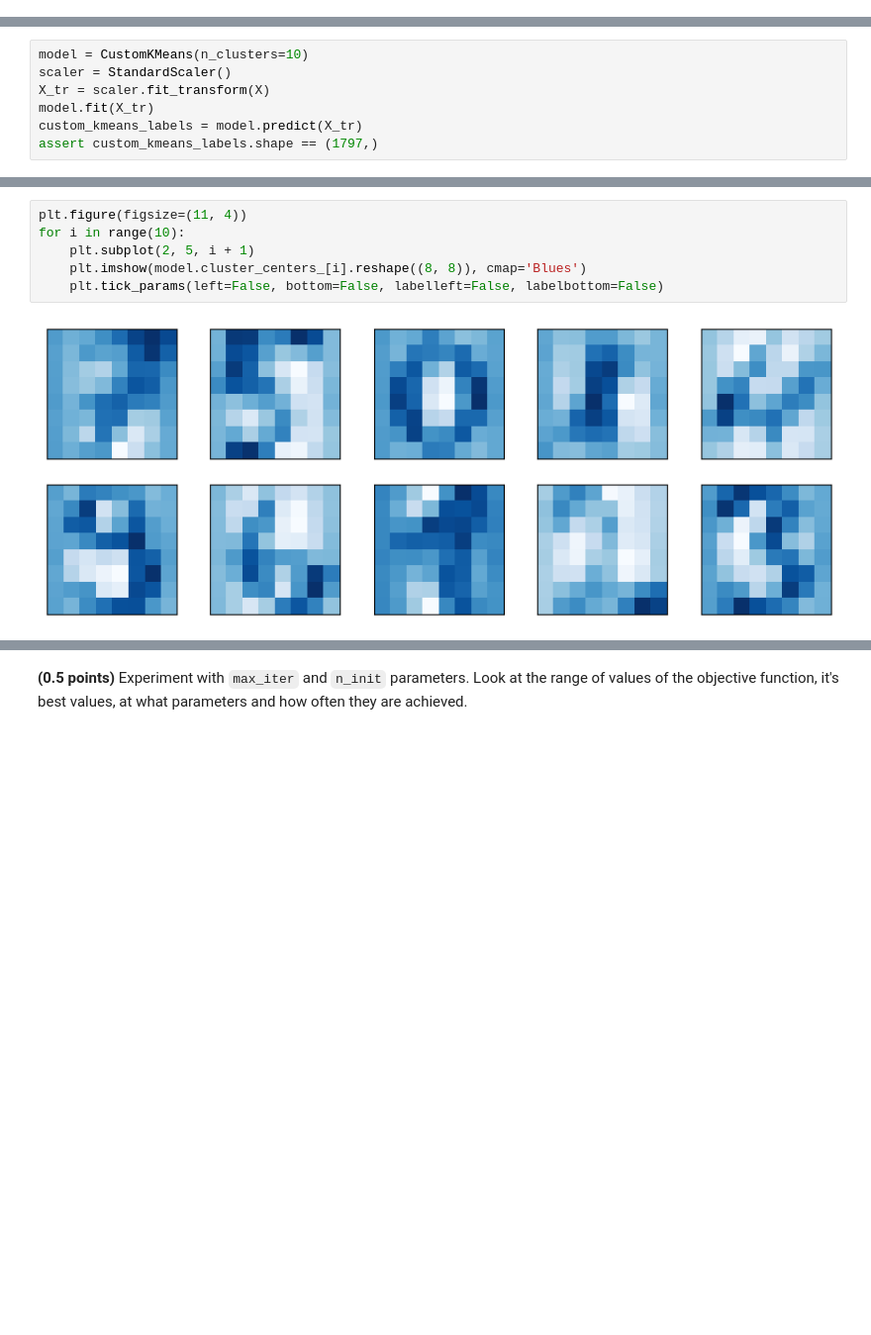
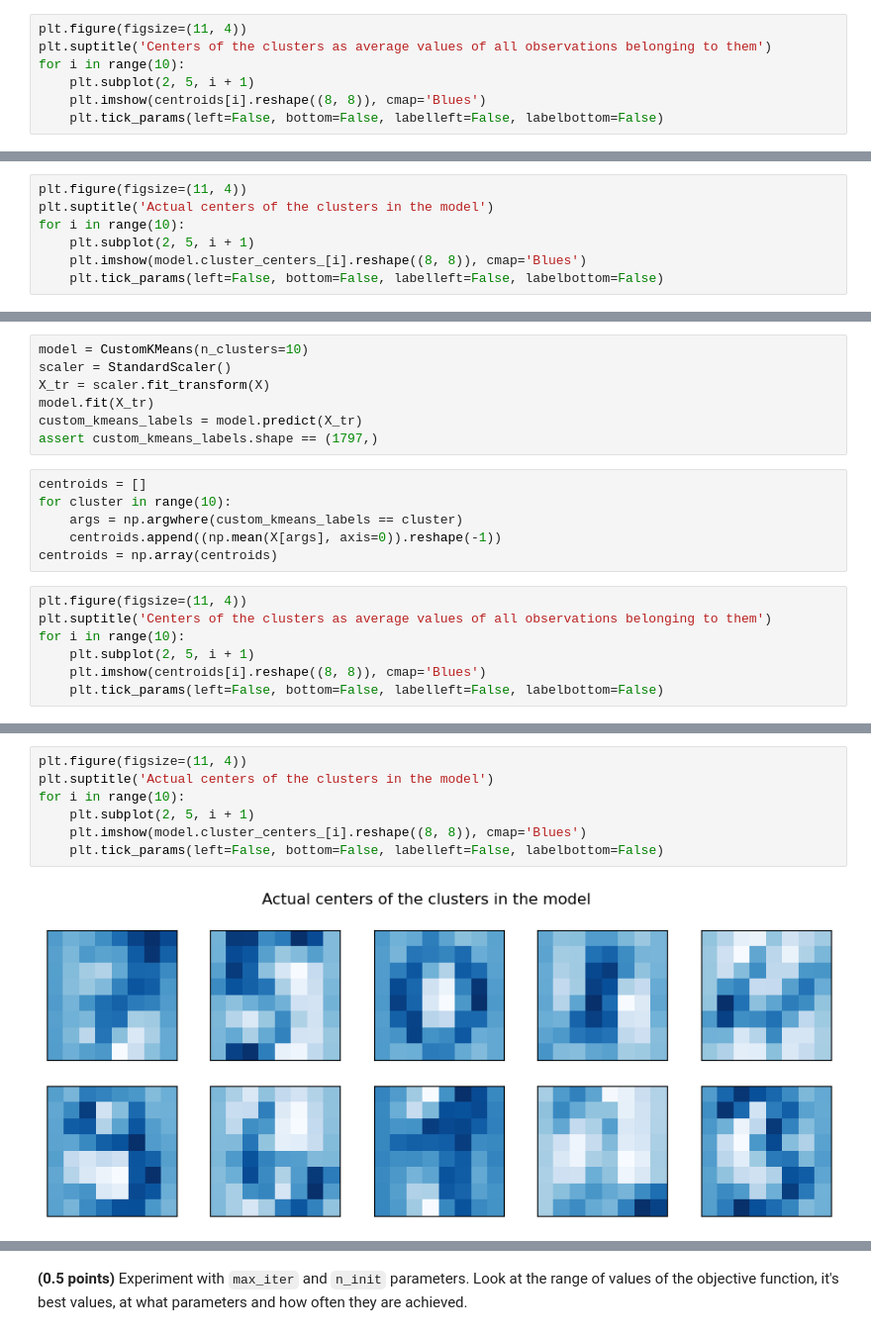
Before and after one commit to kesepkina/RS-ML-Cross-Check-1, a Jupyter notebook: 8_Clustering.ipynb, the cells around one changed output, grey strips where cells are left out. Shown at 99% size. Cells and saved outputs as stored; diff of their text form; blank space fills up the shorter version.

```diff
--- a/8_Clustering.ipynb
+++ b/8_Clustering.ipynb
@@ -150,0 +162,7 @@ from sklearn.preprocessing import StandardScaler
+# %%
+plt.figure(figsize=(11, 4))
+plt.suptitle('Centers of the clusters as average values of all observations belonging to them')
+for i in range(10):
+    plt.subplot(2, 5, i + 1)
+    plt.imshow(centroids[i].reshape((8, 8)), cmap='Blues')
+    plt.tick_params(left=False, bottom=False, labelleft=False, labelbottom=False)
@@ -150,0 +171,7 @@ from sklearn.preprocessing import StandardScaler
+# %%
+plt.figure(figsize=(11, 4))
+plt.suptitle('Actual centers of the clusters in the model')
+for i in range(10):
+    plt.subplot(2, 5, i + 1)
+    plt.imshow(model.cluster_centers_[i].reshape((8, 8)), cmap='Blues')
+    plt.tick_params(left=False, bottom=False, labelleft=False, labelbottom=False)
@@ -155,3 +186,16 @@ X_tr = scaler.fit_transform(X)
 model.fit(X_tr)
 custom_kmeans_labels = model.predict(X_tr)
 assert custom_kmeans_labels.shape == (1797,)
+# %%
+centroids = []
+for cluster in range(10):
+    args = np.argwhere(custom_kmeans_labels == cluster)
+    centroids.append((np.mean(X[args], axis=0)).reshape(-1))
+centroids = np.array(centroids)
+# %%
+plt.figure(figsize=(11, 4))
+plt.suptitle('Centers of the clusters as average values of all observations belonging to them')
+for i in range(10):
+    plt.subplot(2, 5, i + 1)
+    plt.imshow(centroids[i].reshape((8, 8)), cmap='Blues')
+    plt.tick_params(left=False, bottom=False, labelleft=False, labelbottom=False)
@@ -158,8 +204,9 @@ assert custom_kmeans_labels.shape == (1797,)
 # %%
 plt.figure(figsize=(11, 4))
+plt.suptitle('Actual centers of the clusters in the model')
 for i in range(10):
     plt.subplot(2, 5, i + 1)
     plt.imshow(model.cluster_centers_[i].reshape((8, 8)), cmap='Blues')
     plt.tick_params(left=False, bottom=False, labelleft=False, labelbottom=False)
 # %% [output]
-[figure, old version]
+[figure, new version]
```
Also changed, not shown: parts of 46 cells of this notebook.
